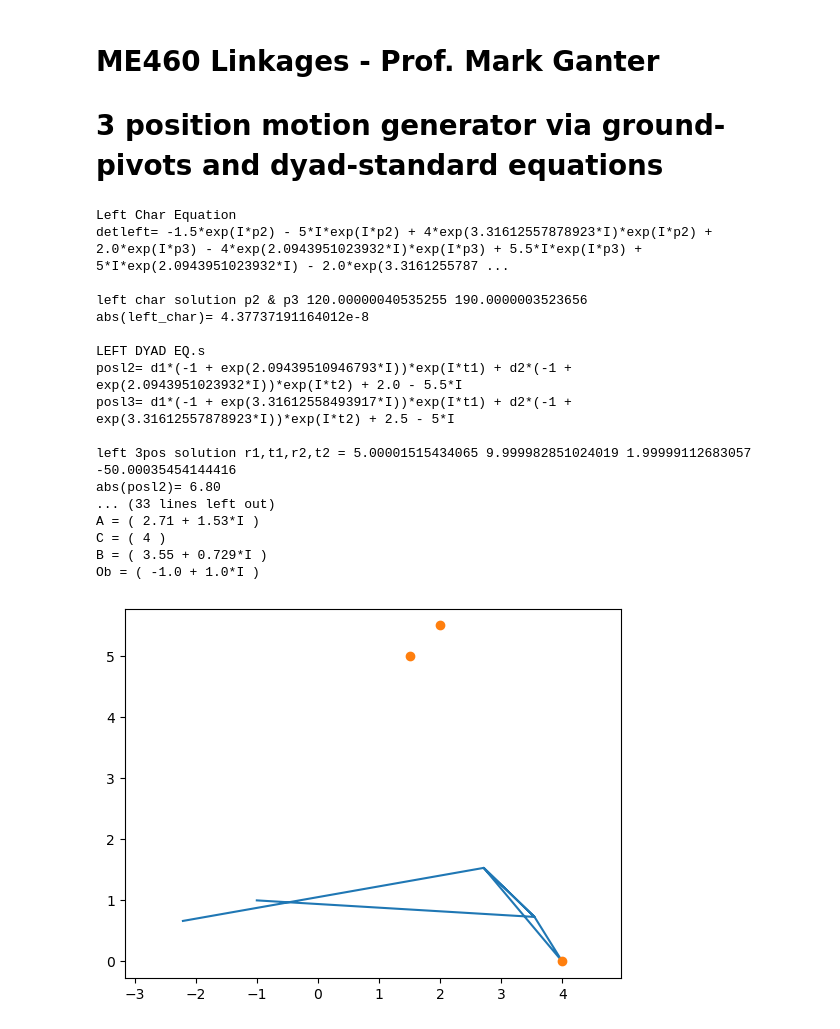
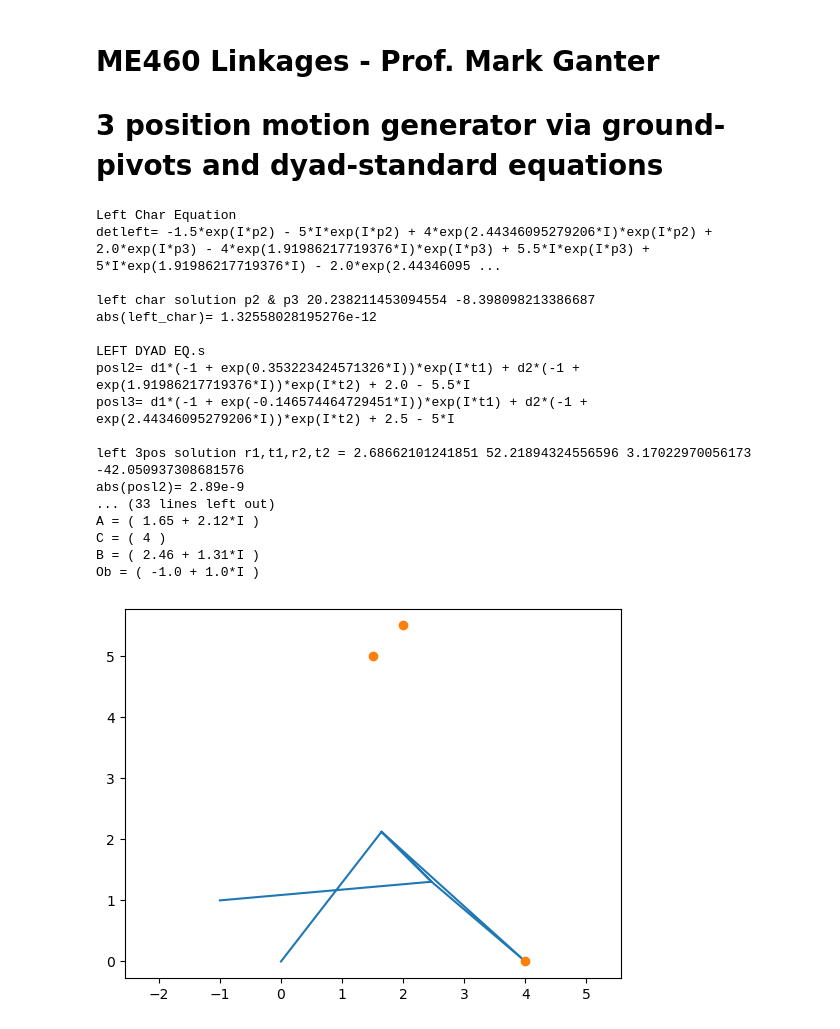
Before and after one commit to Leviticoos/Linkages, a Jupyter notebook: HW7/HW7-9-12.ipynb, the cells around one changed output. Cells and saved outputs as stored; diff of their text form; code cells hidden in the pictures.

```diff
--- a/HW7/HW7-9-12.ipynb
+++ b/HW7/HW7-9-12.ipynb
@@ -46,8 +46,8 @@ del2 = pp2-pp1
 del3 = pp3-pp1
 
 # set up the gamma's
-g2 = radians(120)
-g3 = radians(190)
+g2 = radians(110)
+g3 = radians(140)
 
 
 # LEFT SIDE #
@@ -148,43 +148,43 @@ print("R6 = (",evalr6,")  (", abs(evalr6),"@",degrees(arg(evalr6)),"degs)")
 print()
 
 evalOa = pp1-evalr2-evalr1
 evalA = pp1-evalr2
 evalB = pp1-evalr4
 c = pp1
 evalOb = pp1-evalr4-evalr3
 
 print("Oa = (",evalOa,")")
 print("A = (",evalA,")")
 print("C = (",pp1,")")
 print("B = (",evalB,")")
 print("Ob = (",evalOb,")")
 
 # call matplotlib routines for a scatter plot
 fig, ax = plt.subplots()
 ax.plot([re(evalOa),re(evalA),re(pp1),re(evalB),re(evalA),re(evalB),re(evalOb)],
     [im(evalOa),im(evalA),im(pp1),im(evalB),im(evalA),im(evalB),im(evalOb)],
     [re(pp1),re(pp2),re(pp3)],[im(pp1),im(pp2),im(pp3)],'o',)
 ax.set_aspect('equal',adjustable='datalim')
 plt.show()
 # %% [output]
 Left Char Equation
-detleft= -1.5*exp(I*p2) - 5*I*exp(I*p2) + 4*exp(3.31612557878923*I)*exp(I*p2) + 2.0*exp(I*p3) - 4*exp(2.0943951023932*I)*exp(I*p3) + 5.5*I*exp(I*p3) + 5*I*exp(2.0943951023932*I) - 2.0*exp(3.3161255787 ...
+detleft= -1.5*exp(I*p2) - 5*I*exp(I*p2) + 4*exp(2.44346095279206*I)*exp(I*p2) + 2.0*exp(I*p3) - 4*exp(1.91986217719376*I)*exp(I*p3) + 5.5*I*exp(I*p3) + 5*I*exp(1.91986217719376*I) - 2.0*exp(2.44346095 ...
 
-left char solution p2 & p3 120.00000040535255 190.0000003523656
-abs(left_char)= 4.37737191164012e-8
+left char solution p2 & p3 20.238211453094554 -8.398098213386687
+abs(left_char)= 1.32558028195276e-12
 
 LEFT DYAD EQ.s
-posl2= d1*(-1 + exp(2.09439510946793*I))*exp(I*t1) + d2*(-1 + exp(2.0943951023932*I))*exp(I*t2) + 2.0 - 5.5*I
-posl3= d1*(-1 + exp(3.31612558493917*I))*exp(I*t1) + d2*(-1 + exp(3.31612557878923*I))*exp(I*t2) + 2.5 - 5*I
+posl2= d1*(-1 + exp(0.353223424571326*I))*exp(I*t1) + d2*(-1 + exp(1.91986217719376*I))*exp(I*t2) + 2.0 - 5.5*I
+posl3= d1*(-1 + exp(-0.146574464729451*I))*exp(I*t1) + d2*(-1 + exp(2.44346095279206*I))*exp(I*t2) + 2.5 - 5*I
 
-left 3pos solution r1,t1,r2,t2 = 5.00001515434065 9.999982851024019 1.99999112683057 -50.00035454144416
-abs(posl2)= 6.80
+left 3pos solution r1,t1,r2,t2 = 2.68662101241851 52.21894324556596 3.17022970056173 -42.050937308681576
+abs(posl2)= 2.89e-9
 ... (33 lines left out)
-A = ( 2.71 + 1.53*I )
+A = ( 1.65 + 2.12*I )
 C = ( 4 )
-B = ( 3.55 + 0.729*I )
+B = ( 2.46 + 1.31*I )
 Ob = ( -1.0 + 1.0*I )
-[figure, old version]
+[figure, new version]
 # %%
 #This linkage simulation script is made by Leviticus Rhoden, build off of Mark Gartner's Base
 #Linkages Graphics 2.1
```
Also changed, not shown: parts of 1 cell of this notebook, 3 other files.
